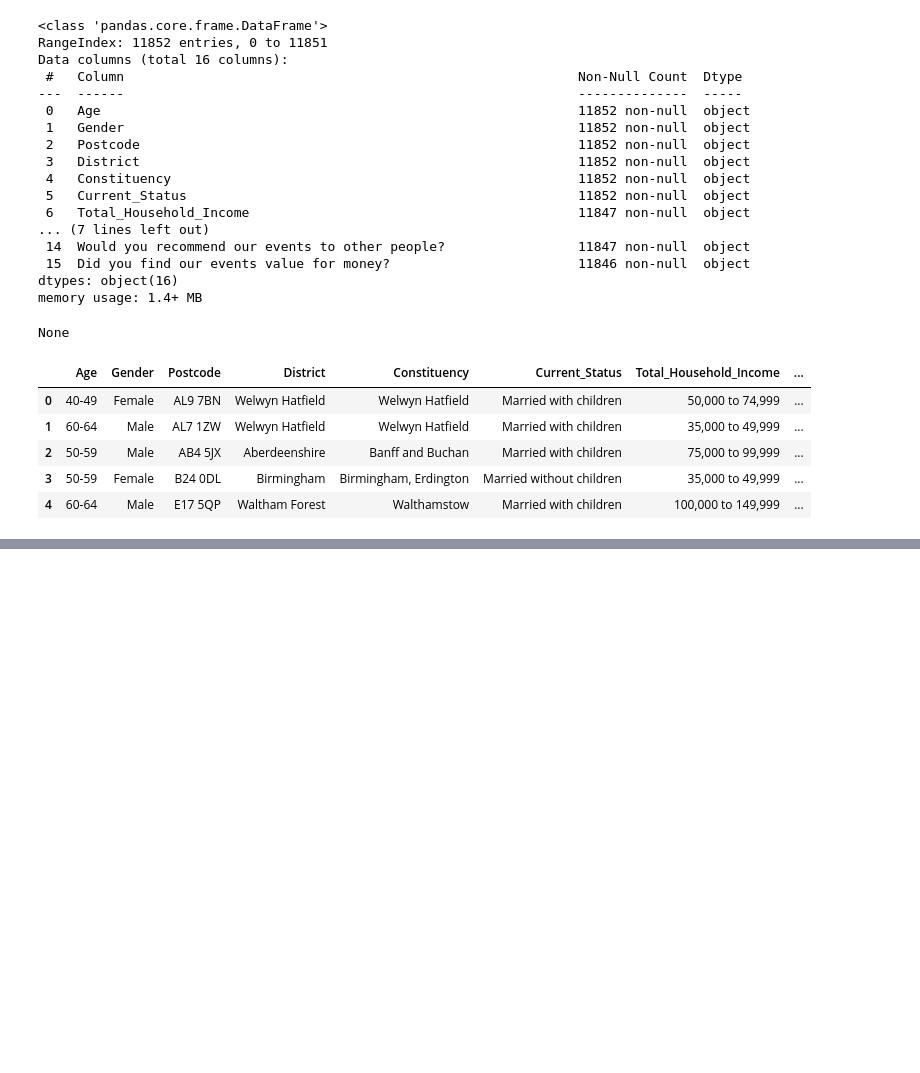
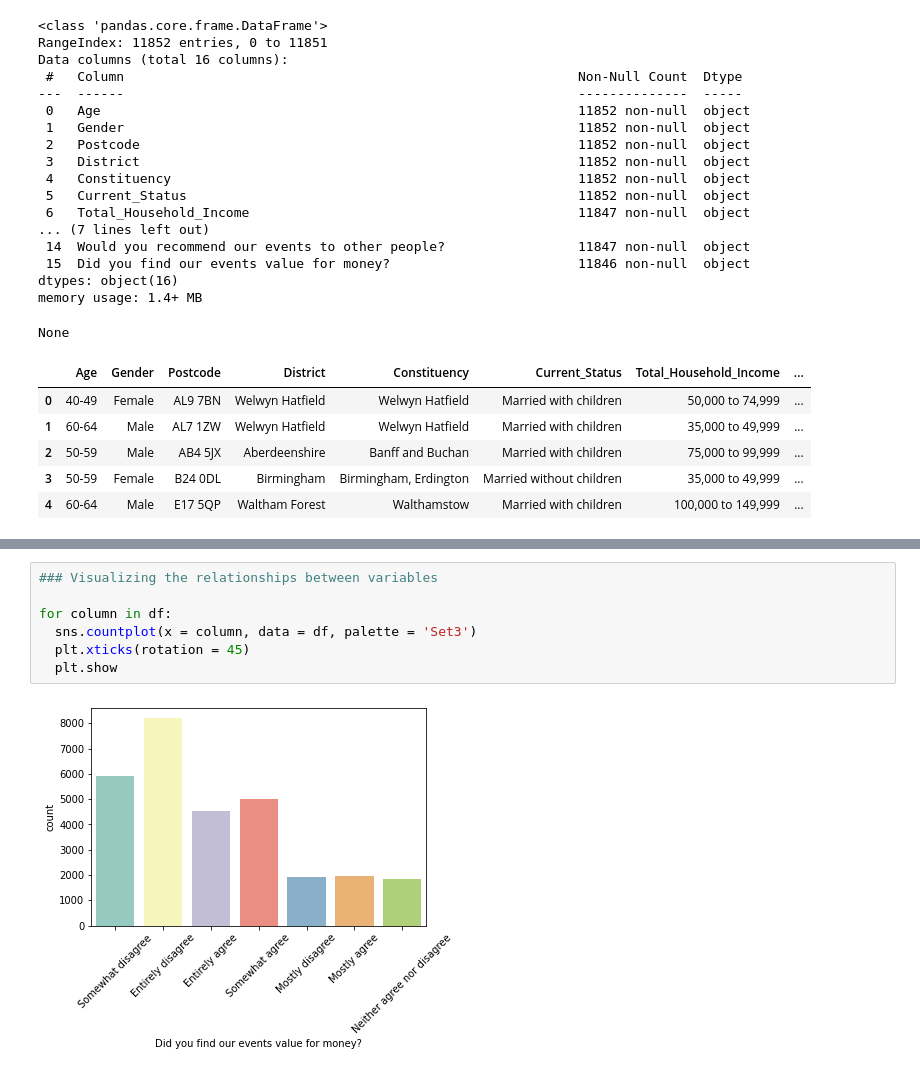
Before and after one commit to Highashikata/Data-Science---Customer-Segmentation-Using-K-Means, a Jupyter notebook: Data_Science_Customer_Segmentation_Using_K_Means_.ipynb, the cells around one changed output, grey strips where cells are left out. Cells and saved outputs as stored; diff of their text form; blank space fills up the shorter version.

```diff
--- a/Data_Science_Customer_Segmentation_Using_K_Means_.ipynb
+++ b/Data_Science_Customer_Segmentation_Using_K_Means_.ipynb
@@ -348,3 +349,12 @@ for field in fields:
 [figure]
 [figure]
 [figure]
+# %%
+### Visualizing the relationships between variables
+
+for column in df:
+  sns.countplot(x = column, data = df, palette = 'Set3')
+  plt.xticks(rotation = 45)
+  plt.show
+# %% [output]
+[figure, added]
```
Also changed, not shown: parts of 9 cells of this notebook.
